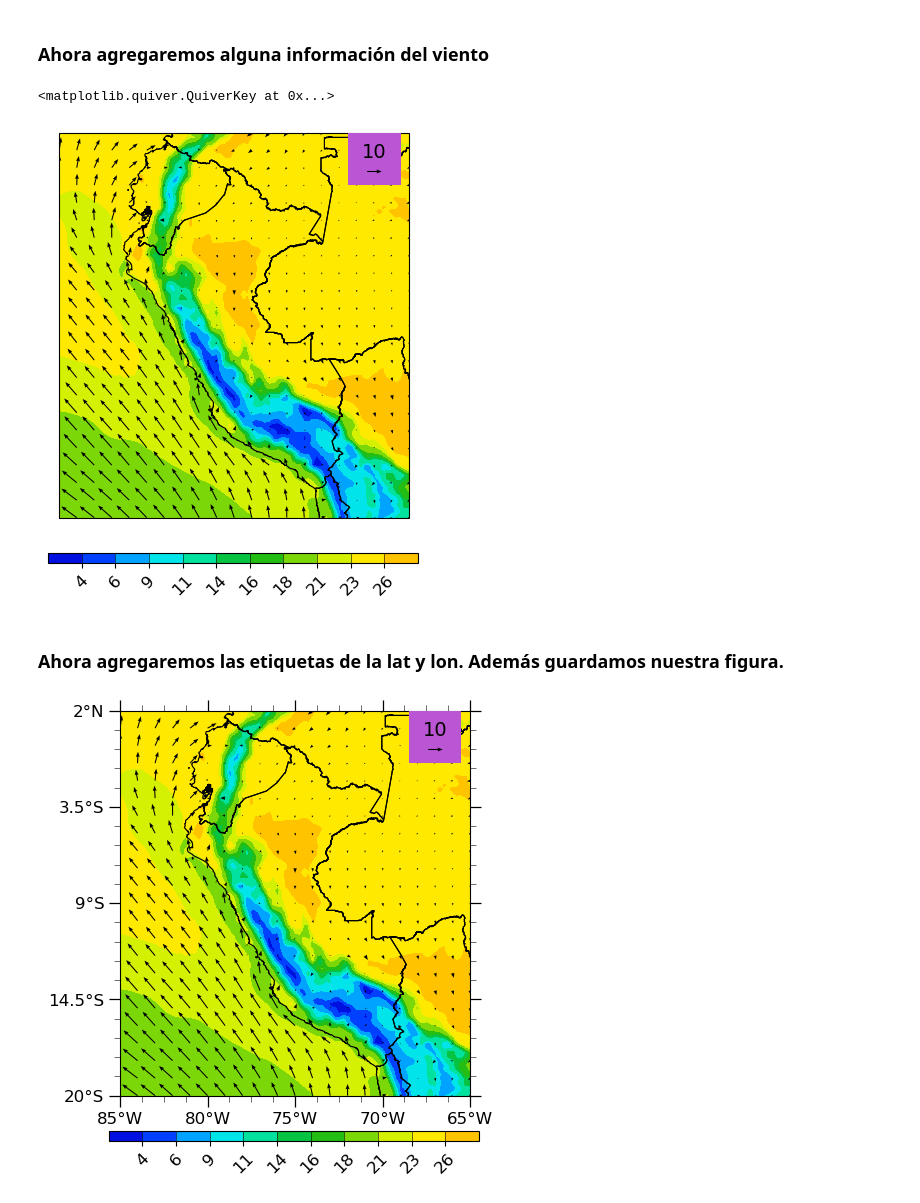
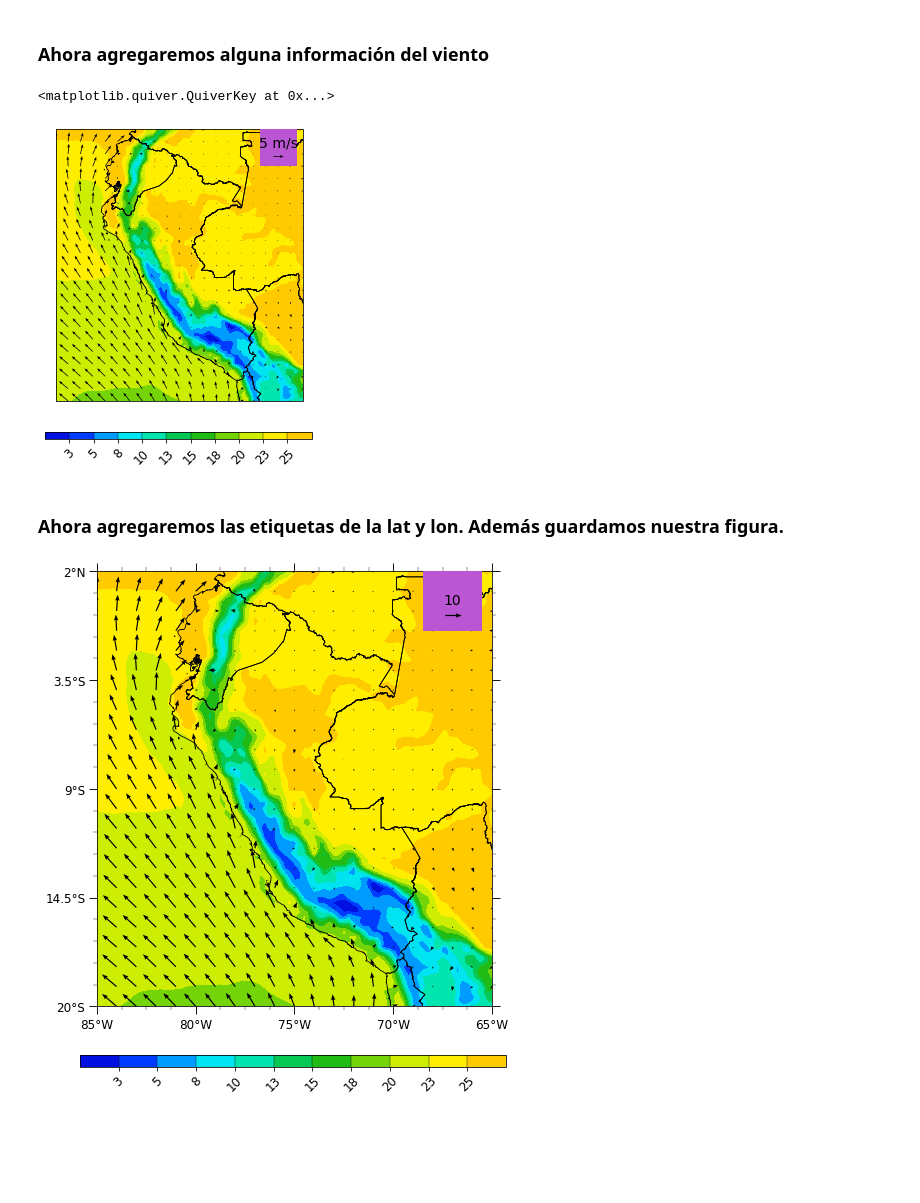
Before and after one commit to cryohydromettools/python_climatologia, a Jupyter notebook: book/dia6/01.Lectura_visualizacion_ERA5.ipynb, the cells around one changed output. Cells and saved outputs as stored; diff of their text form; code cells hidden in the pictures; blank space fills up the shorter version.

```diff
--- a/book/dia6/01.Lectura_visualizacion_ERA5.ipynb
+++ b/book/dia6/01.Lectura_visualizacion_ERA5.ipynb
@@ -7,7 +7,7 @@ import xarray as xr
 # %% [markdown]
 ## Leer datos
 # %%
-ds = xr.open_dataset('../../data/test/era5_2021.nc')
+ds = xr.open_dataset('../../data/test/era5_2015.nc')
 ds
 # %% [output]
 <xarray.Dataset>
@@ -234,7 +276,7 @@ ax.quiverkey(Q,
              0.9,
              0.9,
              5,
-             '10',
+             '5 m/s',
              labelpos='N',
              color='black',
              coordinates='axes',
@@ -242,12 +284,12 @@ ax.quiverkey(Q,
              labelsep=0.1)
 # %% [output]
 <matplotlib.quiver.QuiverKey at 0x...>
-[figure, old version]
+[figure, new version]
 # %% [markdown]
 ### Ahora agregaremos las etiquetas de la lat y lon. Además guardamos nuestra figura.
 # %%
 # Genere una figura (establezca su tamaño (ancho, alto) en pulgadas) y ejes usando Cartopy
-fig = plt.figure(figsize=(5, 5))
+fig = plt.figure(figsize=(8, 8))
 ax = plt.axes(projection=projection)
 ax.set_extent([lon.min(), lon.max(), lat.min(), lat.max()], crs=projection)
 
@@ -289,32 +331,32 @@ rect = plt.Rectangle((-68.5, -1),
                      zorder=4)
 ax.add_patch(rect)
 
 ax.quiverkey(Q,
              0.9,
              0.9,
              5,
              '10',
              labelpos='N',
              color='black',
              coordinates='axes',
              fontproperties={'size': 14},
              labelsep=0.1)
 
 # definimos las caracteristicas de los "ticks"
 gv.set_axes_limits_and_ticks(ax,
                              xticks=np.linspace(lon.min(), lon.max(), 5),
                              yticks=np.linspace(lat.min(), lat.max(), 5))
 
 # Adicion de las latitudes y longitudes correspondientes
 gv.add_lat_lon_ticklabels(ax)
 
 # configuración de los "ticks" mayores y menores
 gv.add_major_minor_ticks(ax,
                          x_minor_per_major=4,
                          y_minor_per_major=5,
                          labelsize=12)
 
-fig.savefig('fig/Temp_202101.png', dpi = 200, facecolor='w', bbox_inches = 'tight',
+fig.savefig('fig/Temp_202101.png', dpi = 300, facecolor='w', bbox_inches = 'tight',
             pad_inches = 0.1)
 # %% [output]
-[figure, old version]
+[figure, new version]
```
Also changed, not shown: parts of 10 cells of this notebook, 3 other files.
